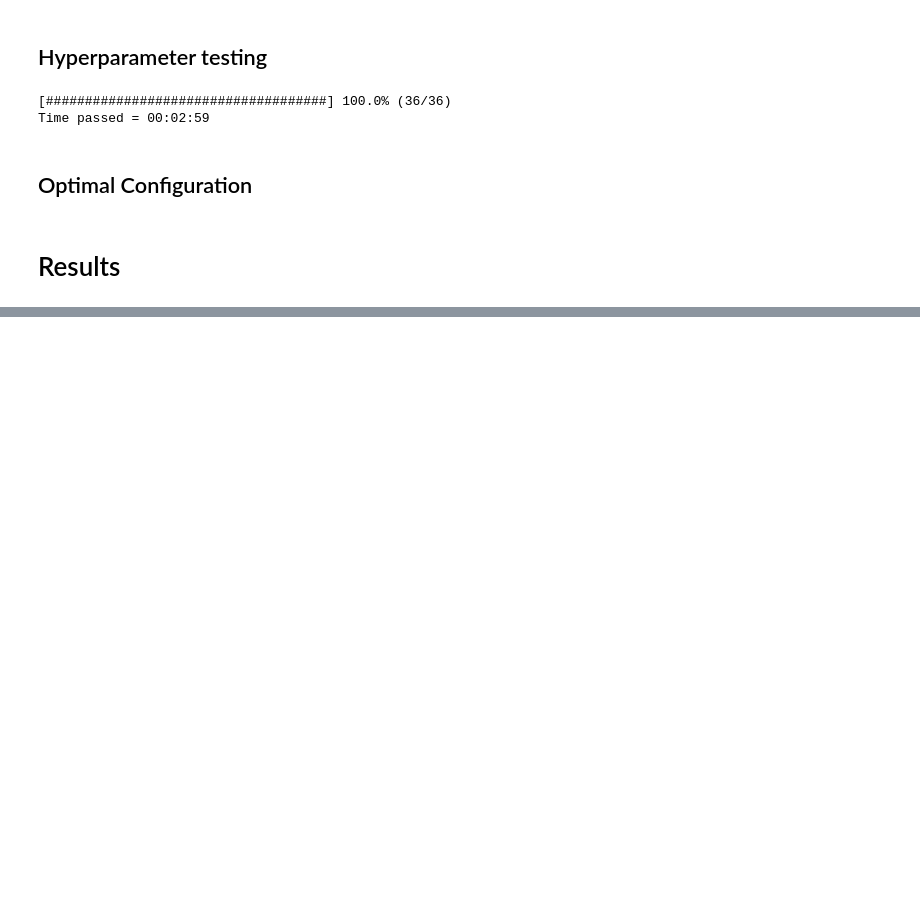
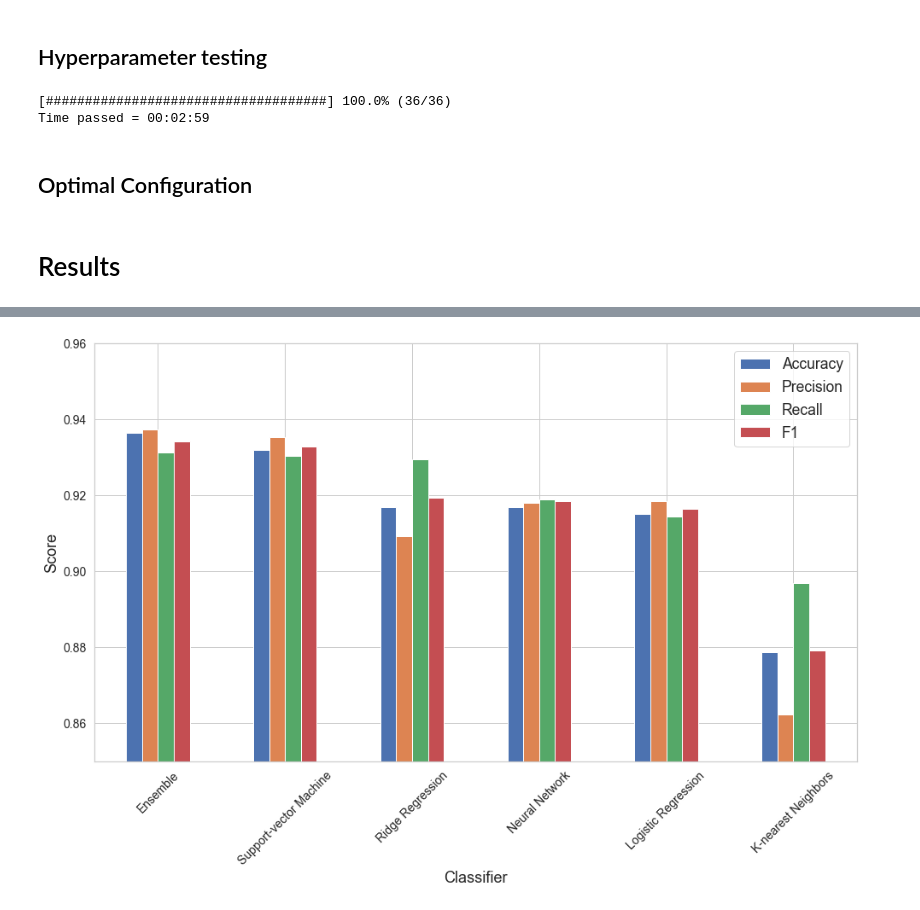
Before and after one commit to Roan-Schellingerhout/YouTube_conspiracy_paper, a Jupyter notebook: Machine Learning/Video_ML.ipynb, the cells around one changed output, grey strips where cells are left out. Saved outputs shown, nothing was run; the diff lists cells and outputs as text; code cells hidden in the pictures; blank space fills up the shorter version.

Commit message:
Results graph now based on test set data

```diff
--- a/Machine Learning/Video_ML.ipynb
+++ b/Machine Learning/Video_ML.ipynb
@@ -445,6 +443,3 @@ ml_results_df = pd.DataFrame(ml_results).set_index("Classifier")
 ml_results_df = ml_results_df.loc[["Ensemble", "Support-vector Machine",
                                    "Neural Network", "Ridge Regression",
                                    "Logistic Regression", "K-nearest Neighbors"]]
-
-ml_results_df = ml_results_df.iloc[1:]
-ml_results_df
@@ -459,0 +457,15 @@ ml_results_df
+# %%
+sns.set_theme(style="whitegrid")
+
+ml_results_df.plot(kind="bar", figsize=(16, 9));
+plt.ylim(0.85, 0.96);
+
+plt.yticks(fontsize=14)
+plt.xticks(rotation=45, fontsize=14);
+
+plt.ylabel("Score", fontsize=18);
+plt.xlabel("Classifier", fontsize=18);
+
+plt.legend(prop = {"size": 17.5});
+# %% [output]
+[figure, added]
```
Also changed, not shown: parts of 4 cells of this notebook.
